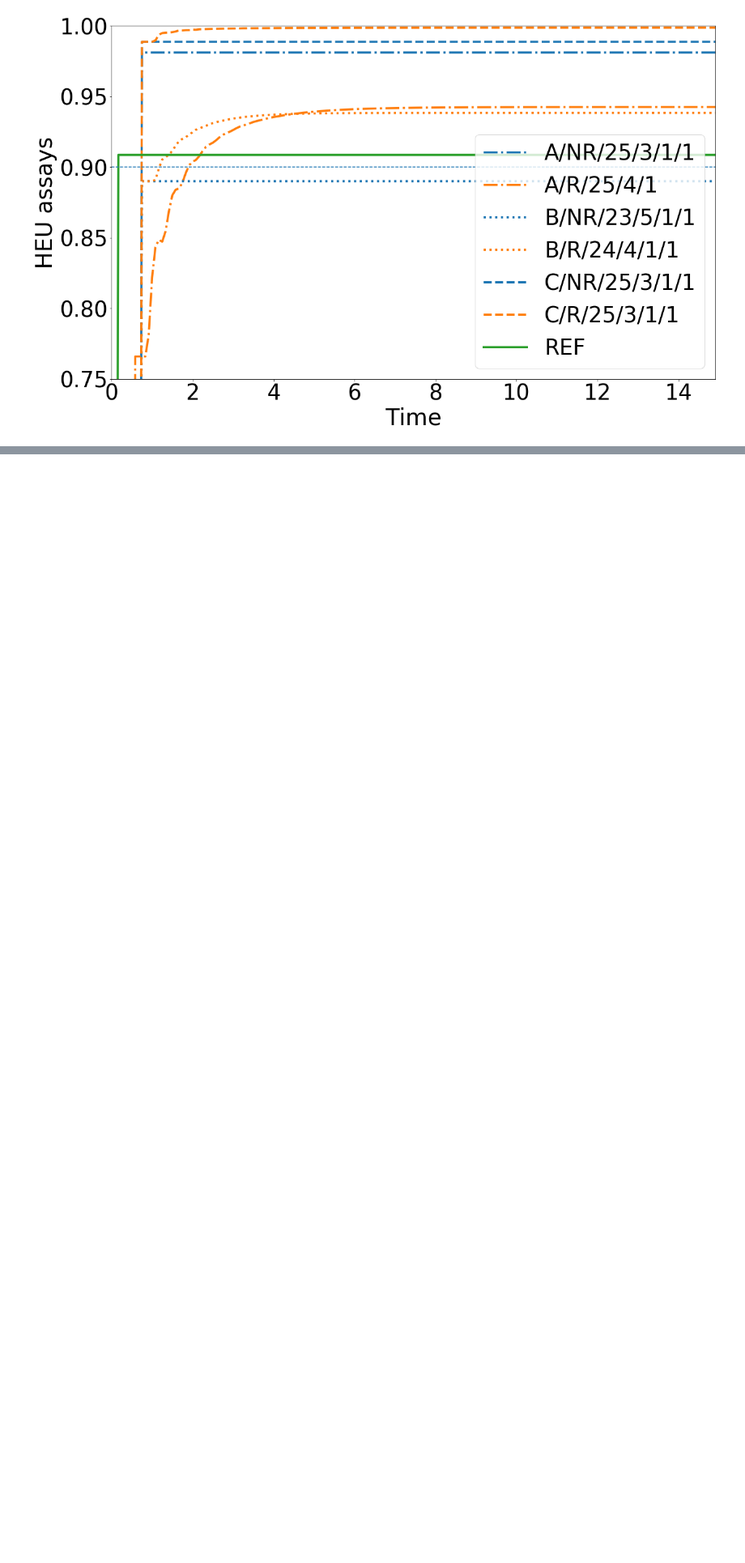
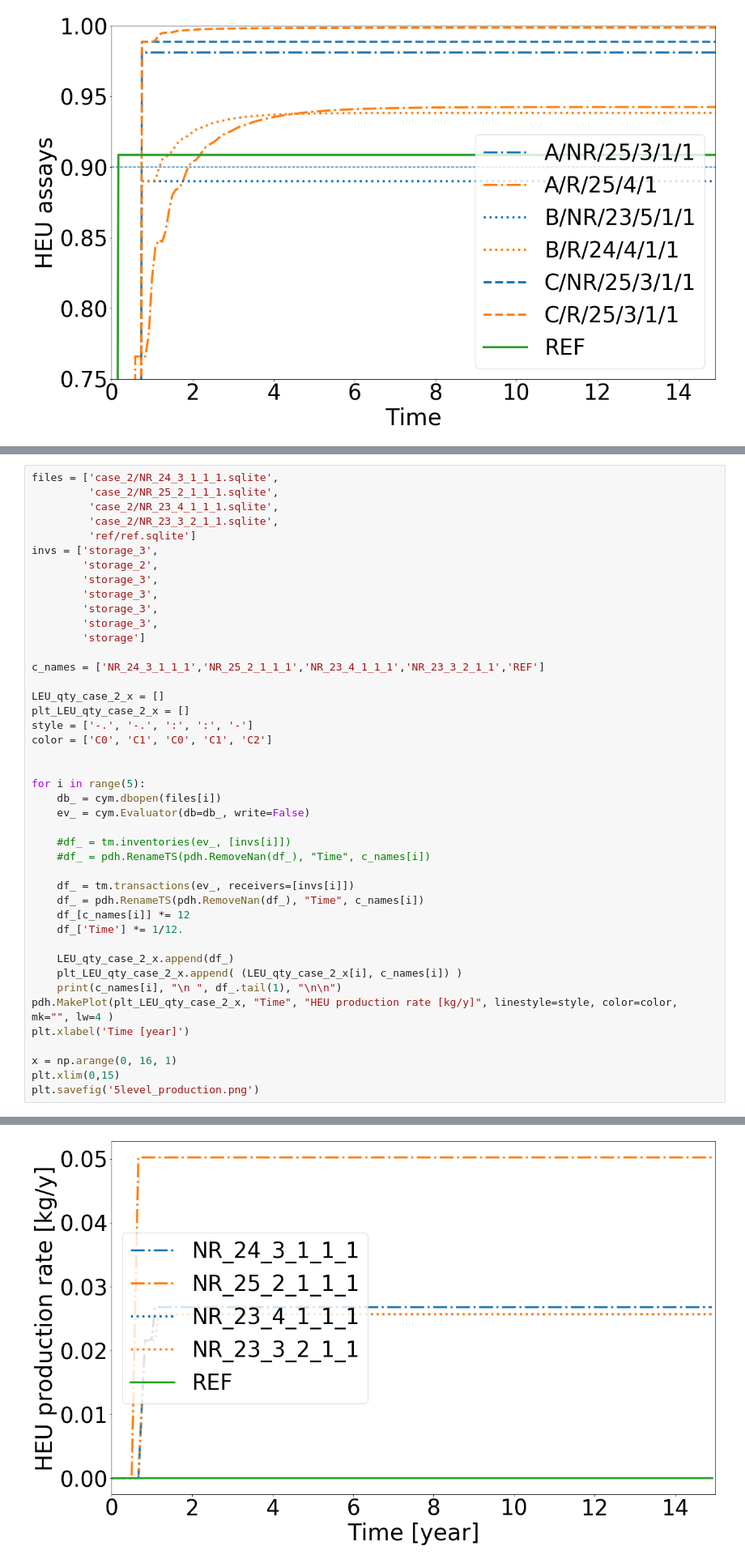
Before and after one commit to stompsjo/enrich_inmm, a Jupyter notebook: Production.ipynb, the cells around one changed output, grey strips where cells are left out. Shown at 81% size. Drawn from its saved outputs; the diff is of its cells as text; blank space fills up the shorter version.

```diff
--- a/Production.ipynb
+++ b/Production.ipynb
@@ -208,0 +226,44 @@ plt.ylim(0.75,1)
+# %%
+files = ['case_2/NR_24_3_1_1_1.sqlite',
+         'case_2/NR_25_2_1_1_1.sqlite',
+         'case_2/NR_23_4_1_1_1.sqlite',
+         'case_2/NR_23_3_2_1_1.sqlite',
+         'ref/ref.sqlite']
+invs = ['storage_3',
+        'storage_2',
+        'storage_3',
+        'storage_3',
+        'storage_3',
+        'storage_3',
+        'storage']
+
+c_names = ['NR_24_3_1_1_1','NR_25_2_1_1_1','NR_23_4_1_1_1','NR_23_3_2_1_1','REF']
+
+LEU_qty_case_2_x = []
+plt_LEU_qty_case_2_x = []
+style = ['-.', '-.', ':', ':', '-']
+color = ['C0', 'C1', 'C0', 'C1', 'C2']
+
+
+for i in range(5):
+    db_ = cym.dbopen(files[i])
+    ev_ = cym.Evaluator(db=db_, write=False)
+
+    #df_ = tm.inventories(ev_, [invs[i]])
+    #df_ = pdh.RenameTS(pdh.RemoveNan(df_), "Time", c_names[i])
+
+    df_ = tm.transactions(ev_, receivers=[invs[i]])
+    df_ = pdh.RenameTS(pdh.RemoveNan(df_), "Time", c_names[i])
+    df_[c_names[i]] *= 12
+    df_['Time'] *= 1/12.
+
+    LEU_qty_case_2_x.append(df_)
+    plt_LEU_qty_case_2_x.append( (LEU_qty_case_2_x[i], c_names[i]) )
+    print(c_names[i], "\n ", df_.tail(1), "\n\n")
+pdh.MakePlot(plt_LEU_qty_case_2_x, "Time", "HEU production rate [kg/y]", linestyle=style, color=color, mk="", lw=4 )
+plt.xlabel('Time [year]')
+
+x = np.arange(0, 16, 1)
+plt.xlim(0,15)
+plt.savefig('5level_production.png')
+# %% [output]
@@ -208,0 +287 @@ plt.ylim(0.75,1)
+[figure, added]
```
Also changed, not shown: parts of 3 cells of this notebook, 4 other files.
